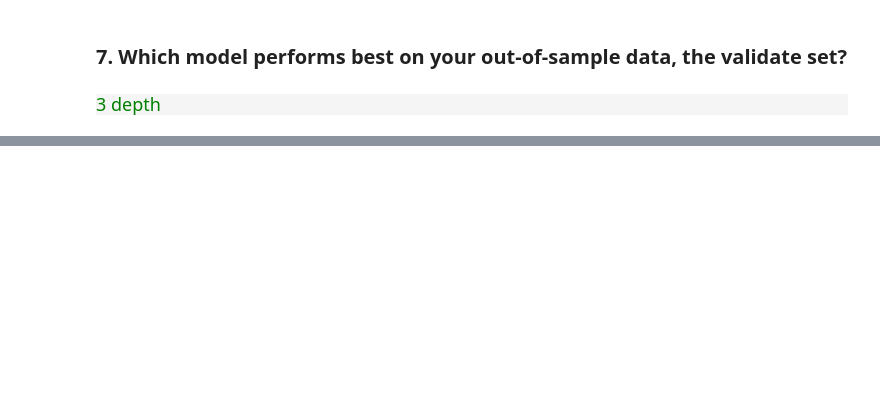
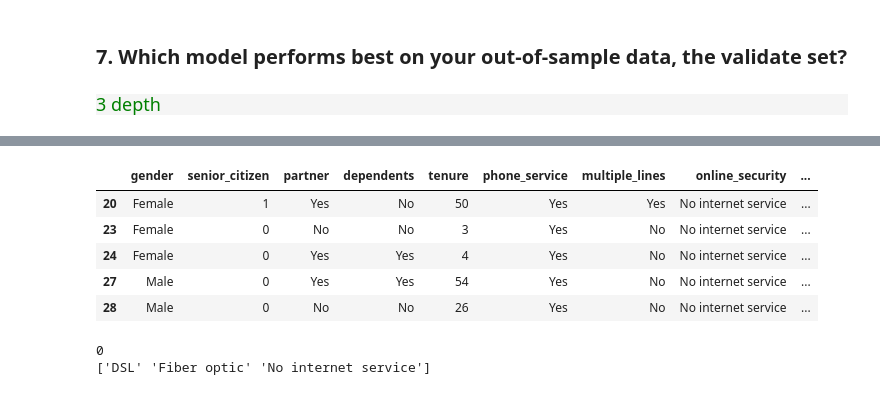
Before and after one commit to Jonathan-Garcia1/classification-exercises, a Jupyter notebook: decision_tree.ipynb, the cells around one changed output, grey strips where cells are left out. Drawn from its saved outputs; the diff is of its cells as text; code cells hidden in the pictures; blank space fills up the shorter version.

```diff
--- a/decision_tree.ipynb
+++ b/decision_tree.ipynb
@@ -234,0 +255,10 @@ clf.score(X_val, y_val)
+# %%
+#investigate and try to find a reason for nulls
+df_telco[df_telco.internet_service_type.isna()].head()
+# %% [output]
+|  | gender | senior_citizen | partner | dependents | tenure | phone_service | multiple_lines | online_security | ... |
+| 20 | Female | 1 | Yes | No | 50 | Yes | Yes | No internet service | ... |
+| 23 | Female | 0 | No | No | 3 | Yes | No | No internet service | ... |
+| 24 | Female | 0 | Yes | Yes | 4 | Yes | No | No internet service | ... |
+| 27 | Male | 0 | Yes | Yes | 54 | Yes | No | No internet service | ... |
+| 28 | Male | 0 | No | No | 26 | Yes | No | No internet service | ... |
@@ -234,0 +268,7 @@ clf.score(X_val, y_val)
+# %%
+#confirm no nulls, and categorical options
+print(df_telco['internet_service_type'].isna().sum())
+print(df_telco['internet_service_type'].unique())
+# %% [output]
+0
+['DSL' 'Fiber optic' 'No internet service']
```
Also changed, not shown: parts of 13 cells of this notebook, 3 other files.
